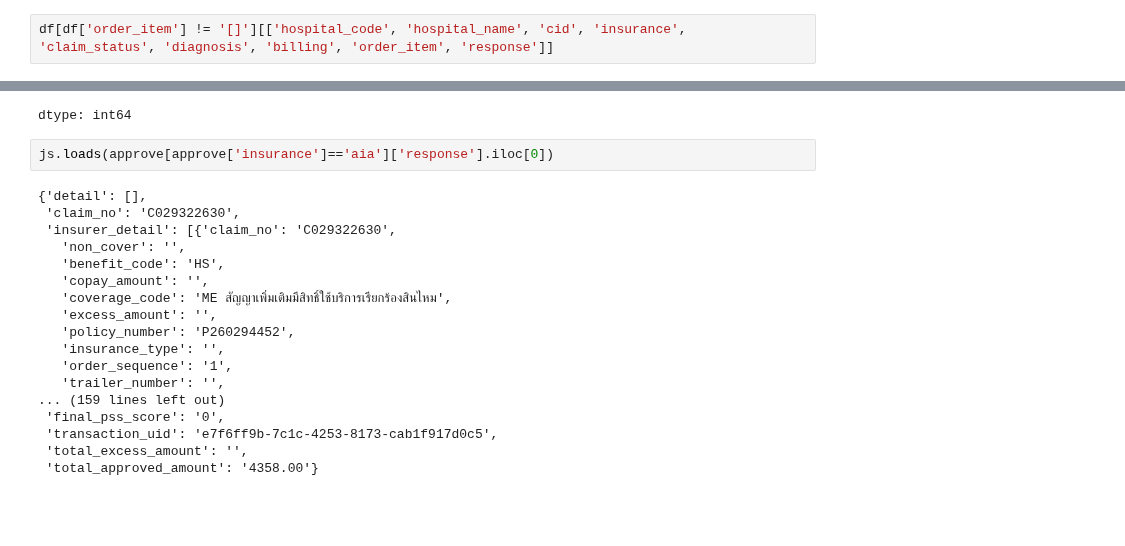
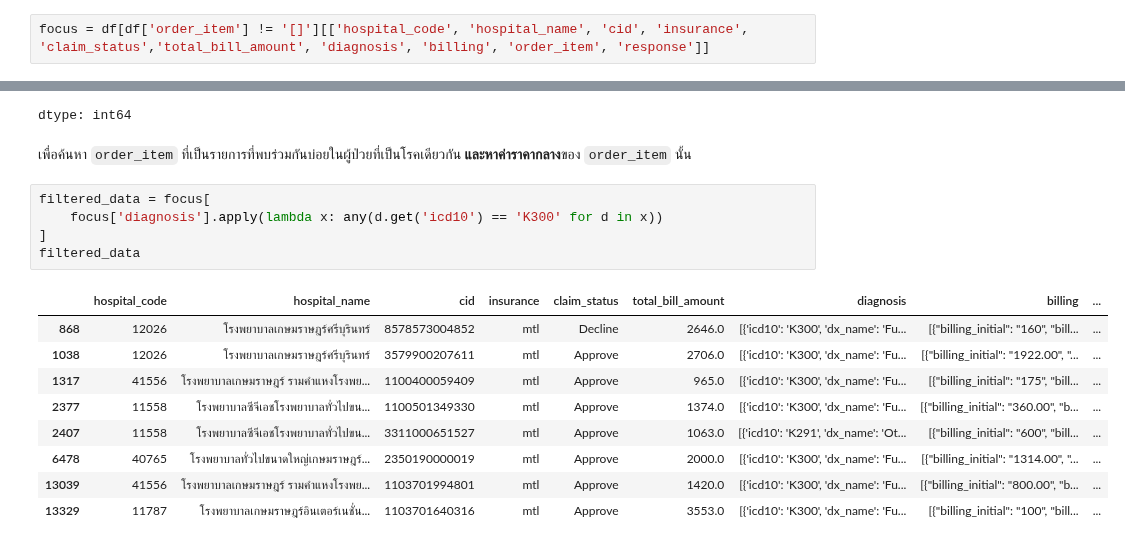
Before and after one commit to nxxk23/AI-Engineer, a Jupyter notebook: fraud/response.ipynb, the cells around one changed output, grey strips where cells are left out. Cells and saved outputs as stored; diff of their text form; blank space fills up the shorter version.

Commit message:
พยายามหาราคากลางของ order_item ในแต่ละโรค แม้งเอย ยากกว่าเดิมอีก

```diff
--- a/fraud/response.ipynb
+++ b/fraud/response.ipynb
@@ -49,7 +49,7 @@ hospital[hospital['hospital_code'] == '40765']
 |  | hospital_code | hospital_name |
 | 1394 | 40765 | โรงพยาบาลทั่วไปขนาดใหญ่เกษมราษฎร์... |
 # %%
-df[df['order_item'] != '[]'][['hospital_code', 'hospital_name', 'cid', 'insurance', 'claim_status', 'diagnosis', 'billing', 'order_item', 'response']]
+focus = df[df['order_item'] != '[]'][['hospital_code', 'hospital_name', 'cid', 'insurance', 'claim_status','total_bill_amount', 'diagnosis', 'billing', 'order_item', 'response']]
 # %%
 decline = focus[focus['claim_status'].astype(str)=='Decline']
 decline['insurance'].value_counts()
@@ -83,23 +101,20 @@ approve['insurance'].value_counts()
 | fwd | 868 |
 | tli | 265 |
 dtype: int64
-# %%
-js.loads(approve[approve['insurance']=='aia']['response'].iloc[0])
-# %% [output]
-{'detail': [],
- 'claim_no': 'C029322630',
- 'insurer_detail': [{'claim_no': 'C029322630',
-   'non_cover': '',
-   'benefit_code': 'HS',
-   'copay_amount': '',
-   'coverage_code': 'ME สัญญาเพิ่มเติมมีสิทธิ์ใช้บริการเรียกร้องสินไหม',
-   'excess_amount': '',
-   'policy_number': 'P260294452',
-   'insurance_type': '',
-   'order_sequence': '1',
-   'trailer_number': '',
-... (159 lines left out)
- 'final_pss_score': '0',
- 'transaction_uid': 'e7f6ff9b-7c1c-4253-8173-cab1f917d0c5',
- 'total_excess_amount': '',
- 'total_approved_amount': '4358.00'}
+# %% [markdown]
+เพื่อค้นหา `order_item` ที่เป็นรายการที่พบร่วมกันบ่อยในผู้ป่วยที่เป็นโรคเดียวกัน **และหาค่าราคากลาง**ของ `order_item` นั้น
+# %%
+filtered_data = focus[
+    focus['diagnosis'].apply(lambda x: any(d.get('icd10') == 'K300' for d in x))
+]
+filtered_data
+# %% [output]
+|  | hospital_code | hospital_name | cid | insurance | claim_status | total_bill_amount | diagnosis | billing | ... |
+| 868 | 12026 | โรงพยาบาลเกษมราษฎร์ศรีบุรินทร์ | 8578573004852 | mtl | Decline | 2646.0 | [{'icd10': 'K300', 'dx_name': 'Fu... | [{"billing_initial": "160", "bill... | ... |
+| 1038 | 12026 | โรงพยาบาลเกษมราษฎร์ศรีบุรินทร์ | 3579900207611 | mtl | Approve | 2706.0 | [{'icd10': 'K300', 'dx_name': 'Fu... | [{"billing_initial": "1922.00", "... | ... |
+| 1317 | 41556 | โรงพยาบาลเกษมราษฎร์ รามคำแหงโรงพย... | 1100400059409 | mtl | Approve | 965.0 | [{'icd10': 'K300', 'dx_name': 'Fu... | [{"billing_initial": "175", "bill... | ... |
+| 2377 | 11558 | โรงพยาบาลซีจีเอชโรงพยาบาลทั่วไปขน... | 1100501349330 | mtl | Approve | 1374.0 | [{'icd10': 'K300', 'dx_name': 'Fu... | [{"billing_initial": "360.00", "b... | ... |
+| 2407 | 11558 | โรงพยาบาลซีจีเอชโรงพยาบาลทั่วไปขน... | 3311000651527 | mtl | Approve | 1063.0 | [{'icd10': 'K291', 'dx_name': 'Ot... | [{"billing_initial": "600", "bill... | ... |
+| 6478 | 40765 | โรงพยาบาลทั่วไปขนาดใหญ่เกษมราษฎร์... | 2350190000019 | mtl | Approve | 2000.0 | [{'icd10': 'K300', 'dx_name': 'Fu... | [{"billing_initial": "1314.00", "... | ... |
+| 13039 | 41556 | โรงพยาบาลเกษมราษฎร์ รามคำแหงโรงพย... | 1103701994801 | mtl | Approve | 1420.0 | [{'icd10': 'K300', 'dx_name': 'Fu... | [{"billing_initial": "800.00", "b... | ... |
+| 13329 | 11787 | โรงพยาบาลเกษมราษฎร์อินเตอร์เนชั่น... | 1103701640316 | mtl | Approve | 3553.0 | [{'icd10': 'K300', 'dx_name': 'Fu... | [{"billing_initial": "100", "bill... | ... |
```
Also changed, not shown: parts of 7 cells of this notebook.
